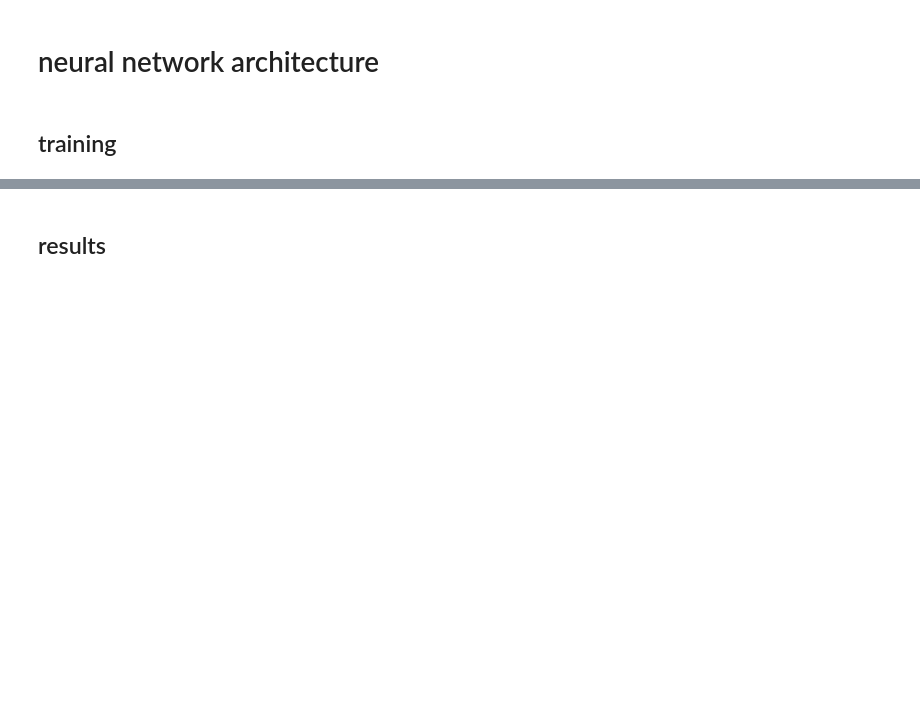
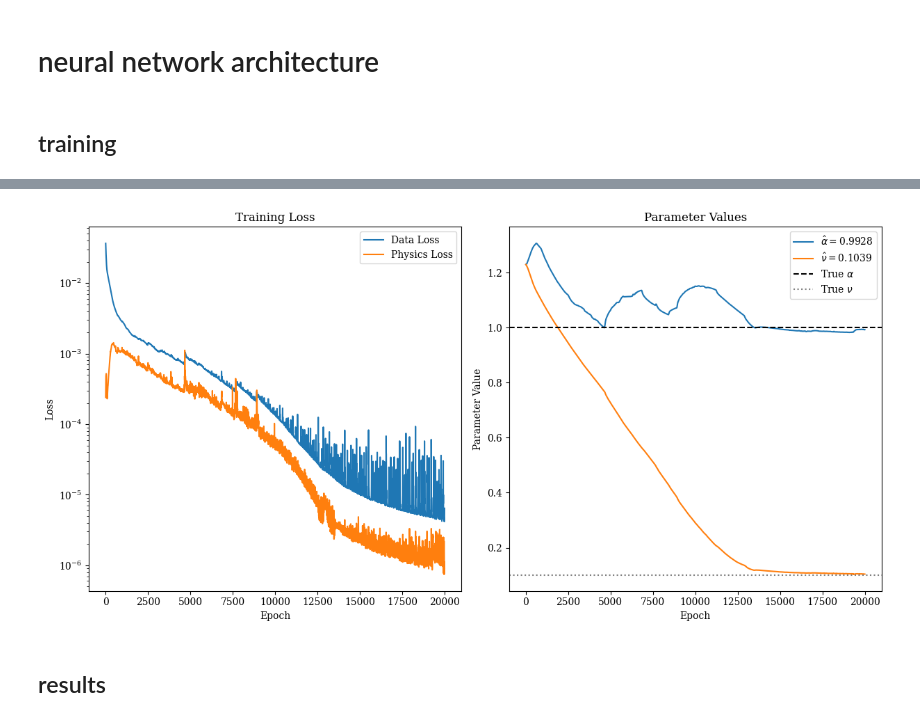
Before and after one commit to thiagodsd/ppgcc-deep-learning-pinn, a Jupyter notebook: notebooks/bateman_burgers_equation.ipynb, the cells around one changed output, grey strips where cells are left out. Saved outputs shown, nothing was run; the diff lists cells and outputs as text; code cells hidden in the pictures; blank space fills up the shorter version.

```diff
--- a/notebooks/bateman_burgers_equation.ipynb
+++ b/notebooks/bateman_burgers_equation.ipynb
@@ -117,11 +112,9 @@ train_test_threshold = 50
 torch.manual_seed(33)
 device = torch.device("cuda:0" if torch.cuda.is_available() else "cpu")
 
-x_train = torch.tensor(X.query(f"time <= {train_test_threshold}")["time"].values).float().unsqueeze(1).to(device)
-y_train = torch.tensor(X.query(f"time <= {train_test_threshold}")["temperature"].values).float().unsqueeze(1).to(device)
-
-x_test = torch.tensor(X.query(f"time > {train_test_threshold}")["time"].values).float().unsqueeze(1).to(device)
-y_test = torch.tensor(X.query(f"time > {train_test_threshold}")["temperature"].values).float().unsqueeze(1).to(device)
+# x_train = torch.tensor([(t, x) for t in data["t"] for x in data["x"]], dtype=torch.float32, device=device)
+x_train = torch.tensor(np.hstack((xx.reshape(-1, 1), tt.reshape(-1, 1))), dtype=torch.float32, device=device)
+y_train = torch.tensor(data["usol"].T, dtype=torch.float32, device=device).view(-1, 1)
 # %% [markdown]
 # neural network architecture
 # %%
@@ -257,3 +283,29 @@ k: -0.023825
+# %%
+fig, (ax1, ax2) = plt.subplots(ncols=2, figsize=(2*golden_ratio*10, golden_ratio*10))
+
+ax1.plot(plot_loss_train["epoch"], plot_loss_train["dataloss"], label="Data Loss")
+ax1.plot(plot_loss_train["epoch"], plot_loss_train["physicsloss"], label="Physics Loss")
+ax1.set_xlabel("Epoch")
+ax1.set_ylabel("Loss")
+ax1.set_title("Training Loss")
+ax1.legend()
+ax1.set_yscale("log")
+
+ax2.plot(plot_loss_train["epoch"], plot_loss_train["param_alpha"], label=r"$\hat{\alpha}=$" + str(round(_alpha.item(), 4)))
+ax2.plot(plot_loss_train["epoch"], plot_loss_train["param_nu"], label=r"$\hat{\nu}=$" + str(round(_nu.item(), 4)))
+
+ax2.axhline(y=1.0, color="black", linestyle="--", label=r"True $\alpha$")
+ax2.axhline(y=0.1, color="gray", linestyle=":", label=r"True $\nu$")
+
+ax2.set_xlabel("Epoch")
+ax2.set_ylabel("Parameter Value")
+ax2.set_title("Parameter Values")
+ax2.legend()
+
+plt.tight_layout()
+plt.savefig(f"{folder_path}/training_loss.png", dpi=300)
+# %% [output]
+[figure, added]
 # %% [markdown]
 ## results
 # %%
```
Also changed, not shown: parts of 11 cells of this notebook, 10 other files.
